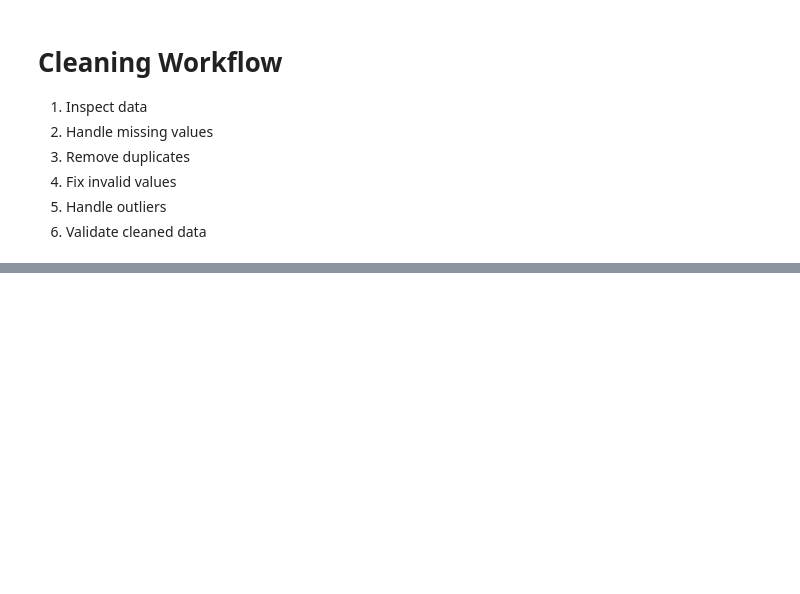
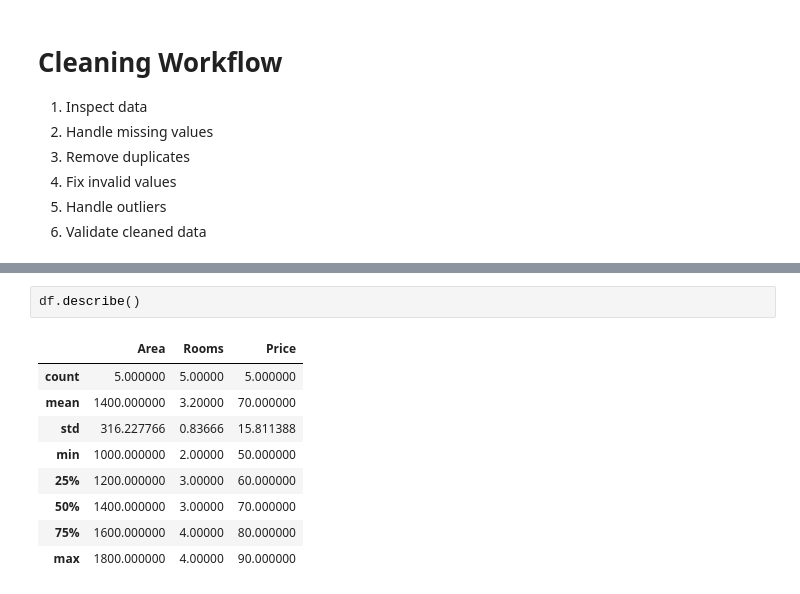
Before and after one commit to iamkhan49/Machine-Learning, a Jupyter notebook: Machine_Learning.ipynb, the cells around one changed output, grey strips where cells are left out. Cells and saved outputs as stored; diff of their text form; blank space fills up the shorter version.

```diff
--- a/Machine_Learning.ipynb
+++ b/Machine_Learning.ipynb
@@ -725,0 +796,12 @@ df.describe()
+# %%
+df.describe()
+# %% [output]
+|  | Area | Rooms | Price |
+| count | 5.000000 | 5.00000 | 5.000000 |
+| mean | 1400.000000 | 3.20000 | 70.000000 |
+| std | 316.227766 | 0.83666 | 15.811388 |
+| min | 1000.000000 | 2.00000 | 50.000000 |
+| 25% | 1200.000000 | 3.00000 | 60.000000 |
+| 50% | 1400.000000 | 3.00000 | 70.000000 |
+| 75% | 1600.000000 | 4.00000 | 80.000000 |
+| max | 1800.000000 | 4.00000 | 90.000000 |
```
Also changed, not shown: parts of 14 cells of this notebook.
